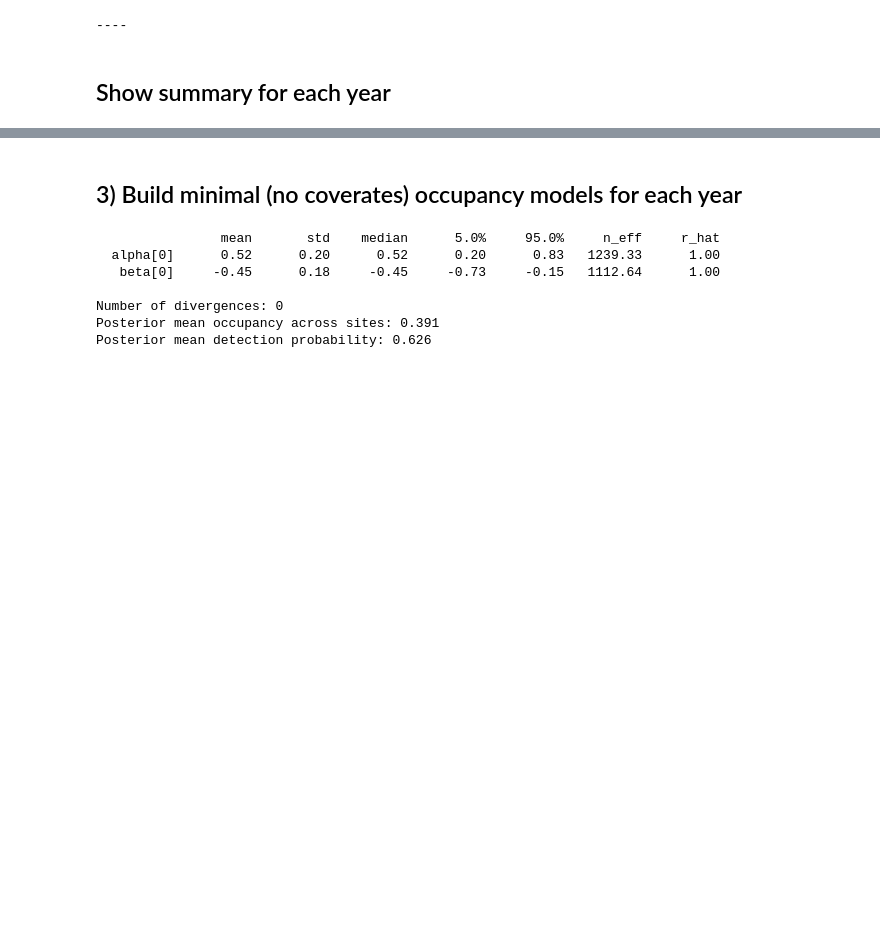
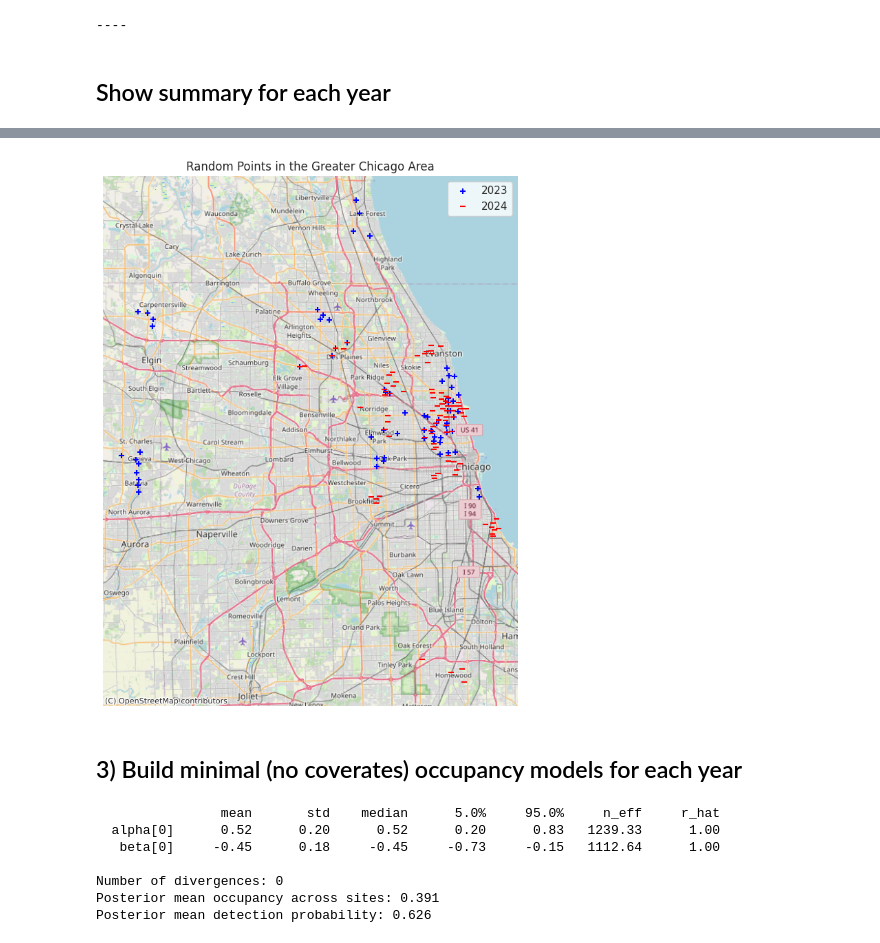
Before and after one commit to stymo/notebooks, a Jupyter notebook: Chicago_Nighthawk_Project_Occupancy_Modeling_Analysis_Maps.ipynb, the cells around one changed output, grey strips where cells are left out. Cells and saved outputs as stored; diff of their text form; code cells hidden in the pictures; blank space fills up the shorter version.

```diff
--- a/Chicago_Nighthawk_Project_Occupancy_Modeling_Analysis_Maps.ipynb
+++ b/Chicago_Nighthawk_Project_Occupancy_Modeling_Analysis_Maps.ipynb
@@ -263,3 +307,73 @@ m
+# %%
+import pandas as pd
+import numpy as np
+import geopandas as gpd
+import matplotlib.pyplot as plt
+import contextily as cx
+
+# Bounding box around Chicago
+lat_min, lat_max = 41.6, 42.1
+lon_min, lon_max = -88.0, -87.4
+
+np.random.seed(0)
+
+# Create two datasets
+df_blue = pd.DataFrame({
+    "lat": obs_geo_23['Latitude'],
+    "lon": obs_geo_23['Longitude']
+})
+
+df_red = pd.DataFrame({
+    "lat": obs_geo_24['Latitude'],
+    "lon": obs_geo_24['Longitude']
+})
+
+# df_orange = pd.DataFrame({
+#     "lat": obs_geo_25['Latitude'],
+#     "lon": obs_geo_25['Longitude']
+# })
+
+# Convert to GeoDataFrames
+gdf_blue = gpd.GeoDataFrame(
+    df_blue,
+    geometry=gpd.points_from_xy(df_blue.lon, df_blue.lat),
+    crs="EPSG:4326"
+)
+
+gdf_red = gpd.GeoDataFrame(
+    df_red,
+    geometry=gpd.points_from_xy(df_red.lon, df_red.lat),
+    crs="EPSG:4326"
+)
+
+# gdf_orange = gpd.GeoDataFrame(
+#     df_orange,
+#     geometry=gpd.points_from_xy(df_orange.lon, df_orange.lat),
+#     crs="EPSG:4326"
+# )
+
+# Convert to Web Mercator for basemap tiles
+gdf_blue = gdf_blue.to_crs(epsg=3857)
+gdf_red = gdf_red.to_crs(epsg=3857)
+# gdf_orange = gdf_orange.to_crs(epsg=3857)
+
+
+# Plot
+fig, ax = plt.subplots(figsize=(10,10))
+
+gdf_blue.plot(ax=ax, color="blue", markersize=30, alpha=1, label="2023", marker='+')
+gdf_red.plot(ax=ax, color="red", markersize=30, alpha=1, label="2024", marker='_')
+
+# Add basemap
+cx.add_basemap(ax, source=cx.providers.OpenStreetMap.Mapnik)
+
+ax.legend()
+ax.set_axis_off()
+plt.title("Random Points in the Greater Chicago Area")
+
+plt.show()
+# %% [output]
+[figure, added]
 # %% [markdown]
 ## 3) Build minimal (no coverates) occupancy models for each year
 # %%
```
Also changed, not shown: parts of 2 cells of this notebook.
